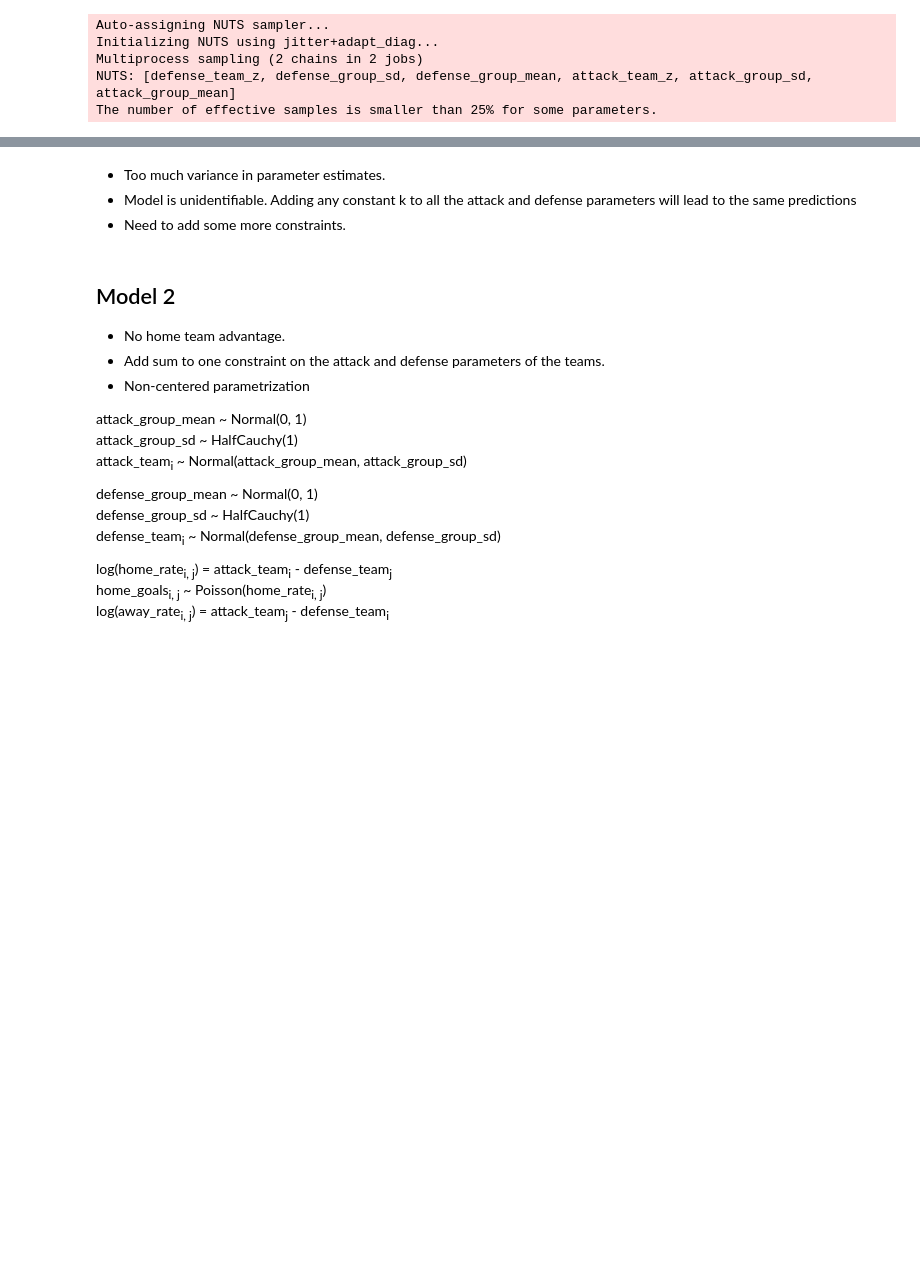
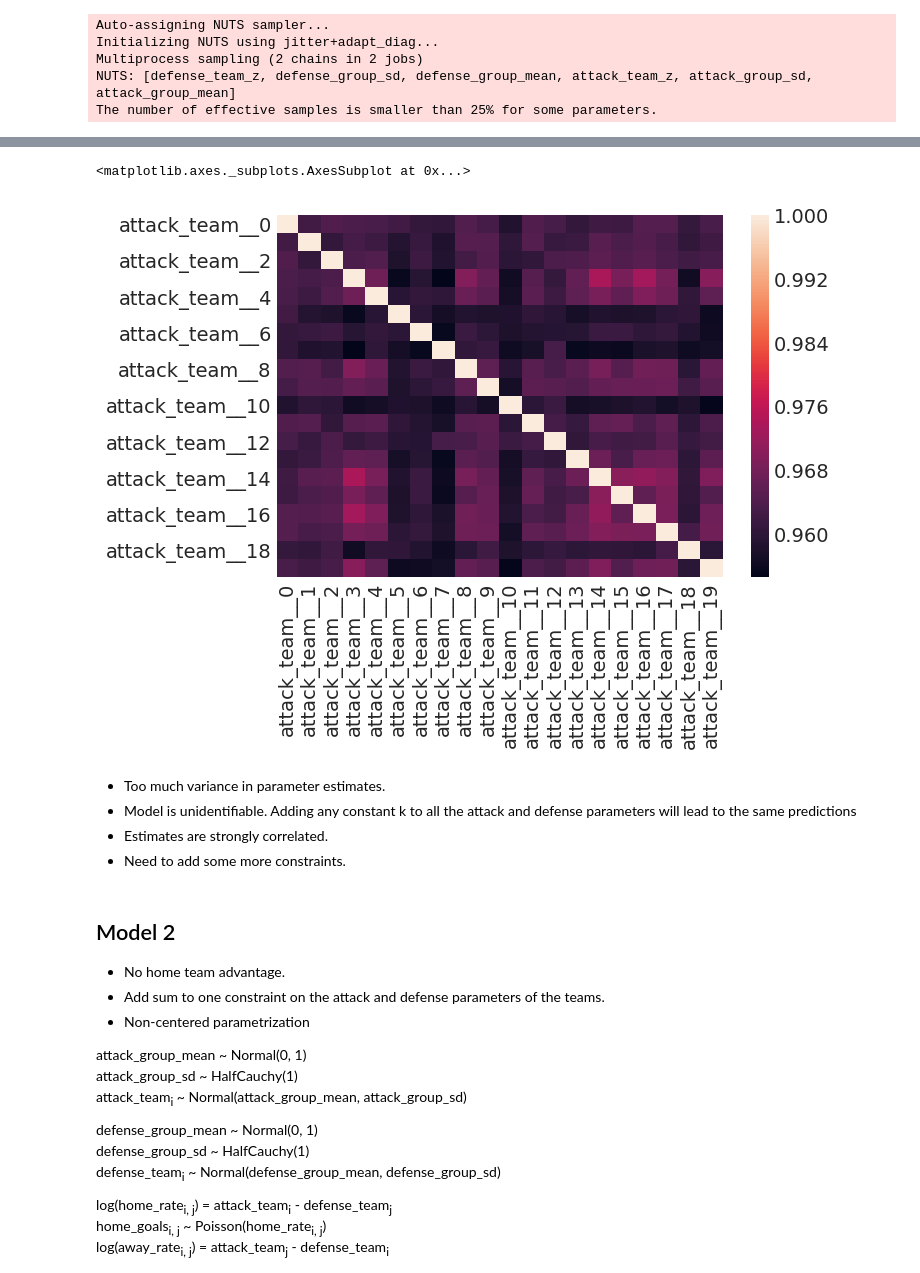
Before and after one commit to sagartomar/football-season-forecast, a Jupyter notebook: Modelling.ipynb, the cells around one changed output, grey strips where cells are left out. Cells and saved outputs as stored; diff of their text form; code cells hidden in the pictures; blank space fills up the shorter version.

Commit message:
Added correlation matrices and correlation heatmaps for model 1 non-centered and model 2

```diff
--- a/Modelling.ipynb
+++ b/Modelling.ipynb
@@ -177,6 +196,12 @@ Text(0, 0.5, 'Density')
+# %%
+sns.heatmap(pm.trace_to_dataframe(trace_1_nc, varnames=['attack_team']).corr())
+# %% [output]
+<matplotlib.axes._subplots.AxesSubplot at 0x...>
+[figure, added]
 # %% [markdown]
 * Too much variance in parameter estimates.
 * Model is unidentifiable. Adding any constant k to all the attack and defense parameters will lead to the same predictions
+* Estimates are strongly correlated.
 * Need to add some more constraints.
 # %% [markdown]
 ## Model 2
```
Also changed, not shown: parts of 13 cells of this notebook.
